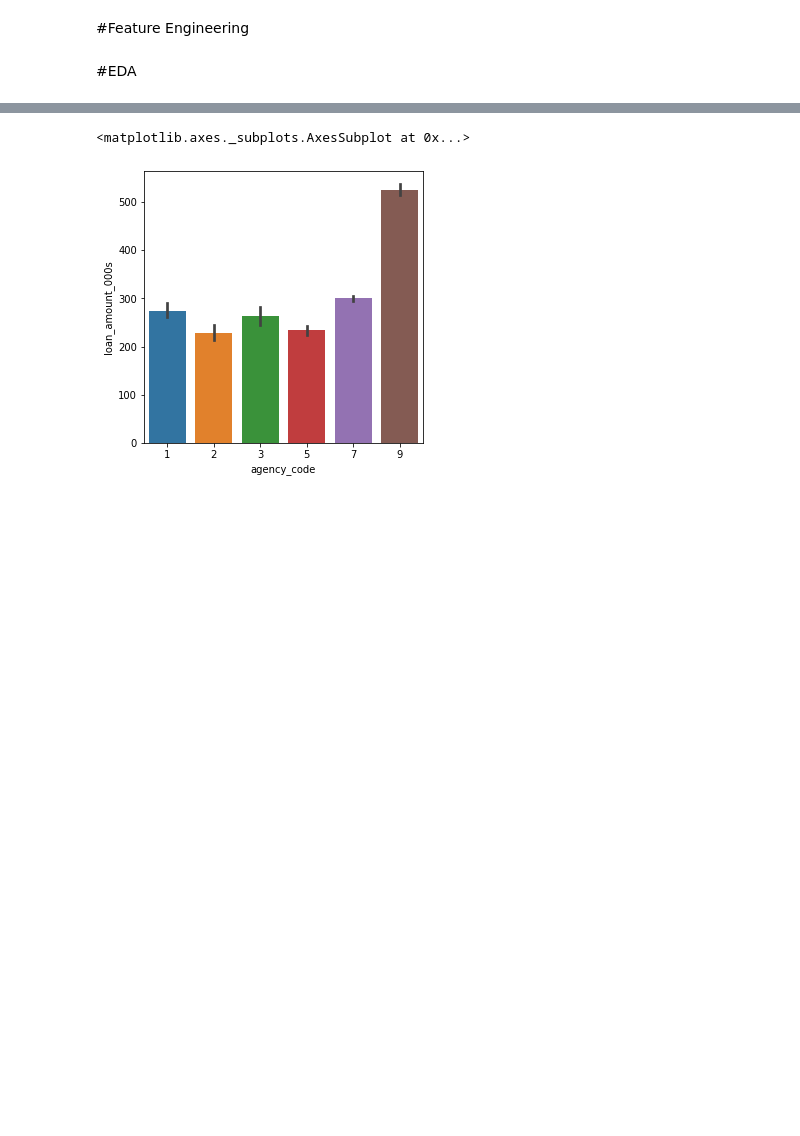
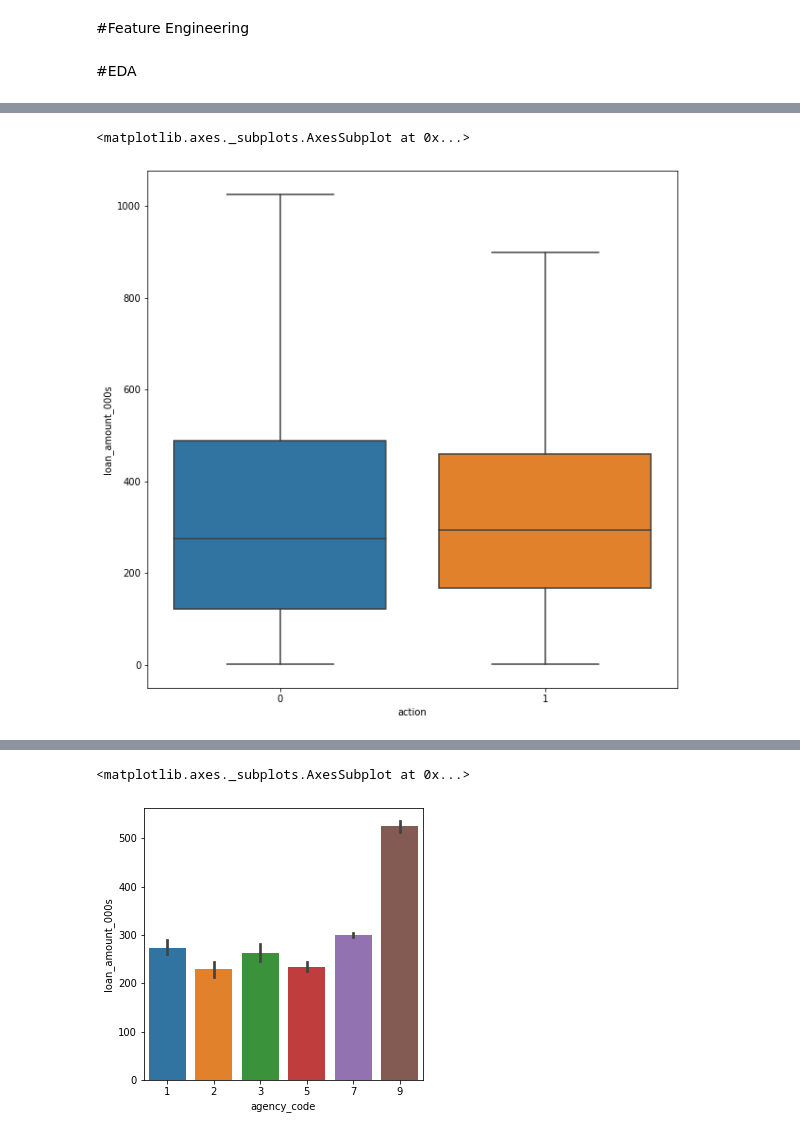
Before and after one commit to OracyC/Capstone-HMDA, a Jupyter notebook: EDA.ipynb, the cells around one changed output, grey strips where cells are left out. Drawn from its saved outputs; the diff is of its cells as text; code cells hidden in the pictures; blank space fills up the shorter version.

```diff
--- a/EDA.ipynb
+++ b/EDA.ipynb
@@ -116,3 +132,9 @@ sns.boxplot(ax=ax, x=hmda['action'], y=hmda['minority'],showfliers=False)
+# %%
+fig, ax = plt.subplots(figsize=(10, 10))
+sns.boxplot(ax=ax, x=hmda['action'], y=hmda['loan_amount_000s'],showfliers=False)
+# %% [output]
+<matplotlib.axes._subplots.AxesSubplot at 0x...>
+[figure, added]
 # %%
 plt.hist(hmda['applicant_sex_name'],bins=4);
 # %% [output]
```
Also changed, not shown: parts of 16 cells of this notebook.
